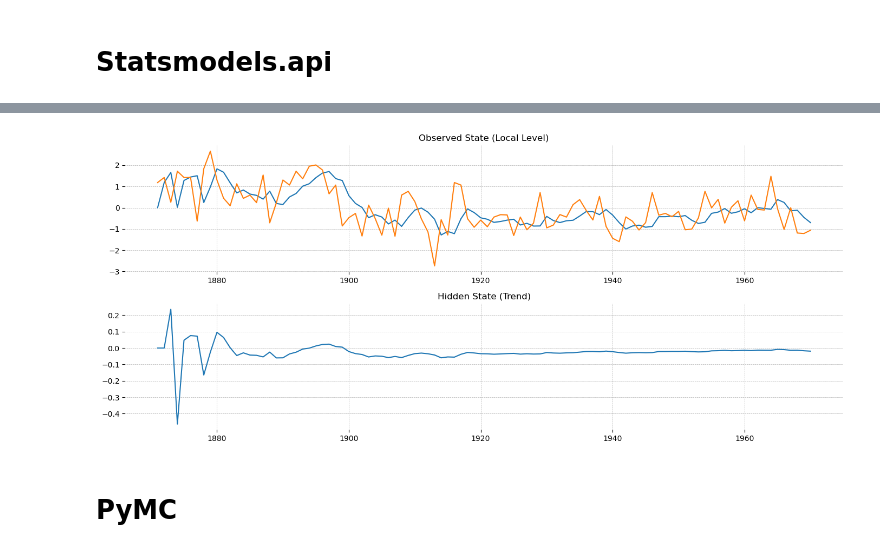
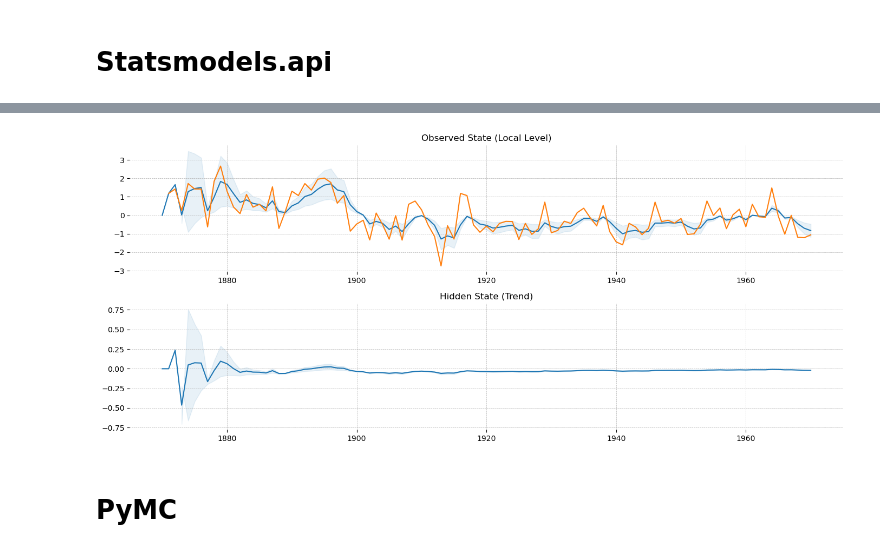
Before and after one commit to jessegrabowski/pymc_statespace, a Jupyter notebook: Nile Local Level Model.ipynb, the cells around one changed output, grey strips where cells are left out. Cells and saved outputs as stored; diff of their text form; code cells hidden in the pictures.

```diff
--- a/Nile Local Level Model.ipynb
+++ b/Nile Local Level Model.ipynb
@@ -111,18 +111,31 @@ ml_point_estimates = res.params.values
 # %%
 fig, ax = plt.subplots(2, 1, figsize=(14,6), dpi=100)
 x_values = nile.index
+x_values_plus = pd.date_range(start='1870-01-01', end='1970-01-01', freq='AS-Jan')
 
-ax[0].plot(x_values, res.states.predicted.iloc[:-1, 0])
+state_mean = res.states.predicted.values
+state_cov  = res.states.predicted_cov.values.reshape(101, 2, 2)
+ci_bounds = 1.96 * np.einsum('tk,tkj->tj', state_mean, state_cov)
+
+upper = state_mean + ci_bounds
+lower = state_mean - ci_bounds
+
+
+ax[0].plot(x_values_plus, state_mean[:, 0])
+ax[0].fill_between(x_values[2:], y1=lower[3:, 0], y2=upper[3:, 0], color='tab:blue', alpha=0.1)
+
 ax[0].plot(x_values, nile.values)
 ax[0].set(title='Observed State (Local Level)')
 
-ax[1].plot(x_values, res.states.predicted.iloc[:-1, 1])
+ax[1].plot(x_values_plus, state_mean[:, 1])
+ax[1].fill_between(x_values[2:], y1=lower[3:, 1], y2=upper[3:, 1], color='tab:blue', alpha=0.1)
+
 ax[1].set(title='Hidden State (Trend)')
 
 fig.tight_layout()
 plt.show()
 # %% [output]
-[figure, old version]
+[figure, new version]
 # %% [markdown]
 # PyMC
 # %%
```
Also changed, not shown: parts of 15 cells of this notebook, 3 other files.
